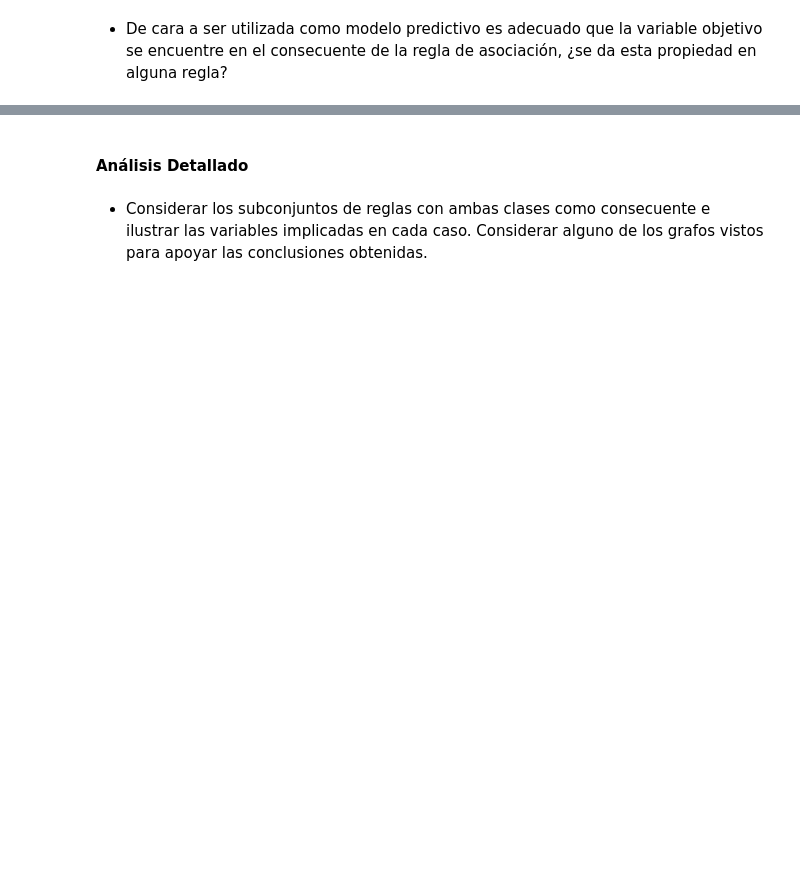
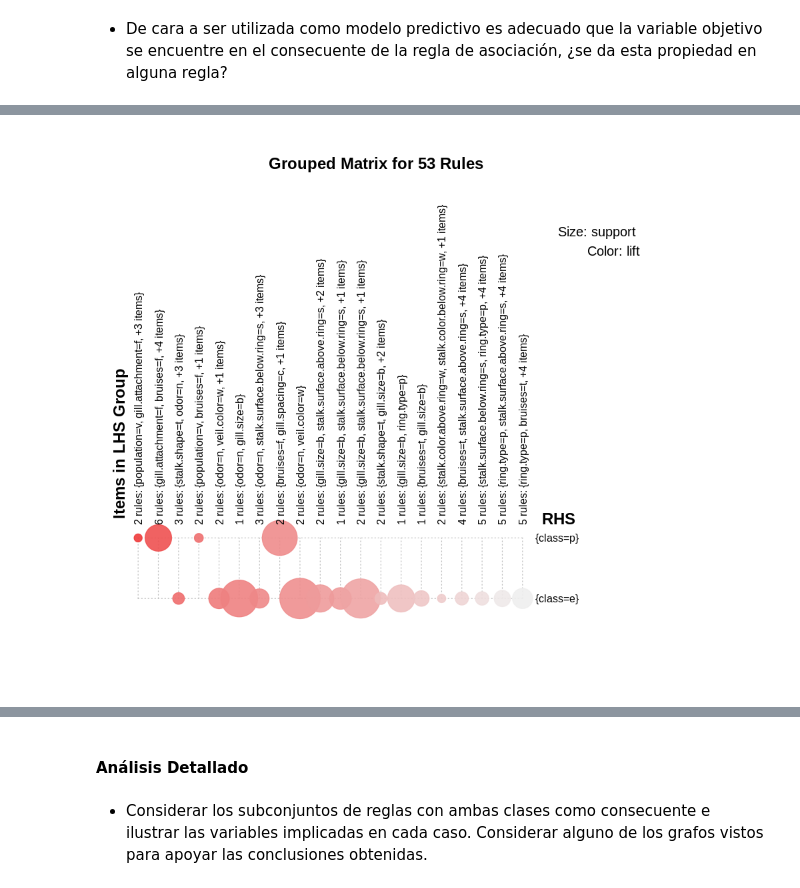
Before and after one commit to yerartdev/uc-m1966-datamining, a Jupyter notebook: d1/t1-m1966-variable-categorica.ipynb, the cells around one changed output, grey strips where cells are left out. Cells and saved outputs as stored; diff of their text form; code cells hidden in the pictures; blank space fills up the shorter version.

Commit message:
m1966 - práctica variables categóricas: punto 1, revisitado; generación ciega y con class de reglas; análisis gráfico; sigo sin ver el flujo de selección a modelo

```diff
--- a/d1/t1-m1966-variable-categorica.ipynb
+++ b/d1/t1-m1966-variable-categorica.ipynb
@@ -142,6 +273,5 @@ https://www.rdocumentation.org/packages/arules/versions/1.6-2/topics/apriori
 # %%
 rules.ap <- apriori(data = transactions.ms,
                     parameter=list(support = 0.1, confidence = 0.8,
-                                   minlen = 2, maxlen = 10),
-                    appearance=list(rhs = c('class=e'), default = 'lhs')
+                                   minlen = 2, maxlen = 10)
                    )
@@ -197,0 +419,4 @@ summary(rules.ap.class)
+# %%
+#::GMG::Reglas de comestibles
+rules.ap.class.edible <- subset(rules.ap.class, subset = rhs %in% c("class=e"))
+length(rules.ap.class.edible)
@@ -197,0 +445,4 @@ summary(rules.ap.class)
+# %%
+#::GMG::Reglas de venenosas
+rules.ap.class.poisonous <- subset(rules.ap.class, subset = rhs %in% c("class=p"))
+length(rules.ap.class.poisonous)
@@ -197,0 +523,4 @@ summary(rules.ap.class)
+# %%
+plot(rules.ap.class[quality(rules.ap.class)$support > 0.3], method = "grouped")
+# %% [output]
+[figure, added]
```
Also changed, not shown: parts of 76 cells of this notebook.
